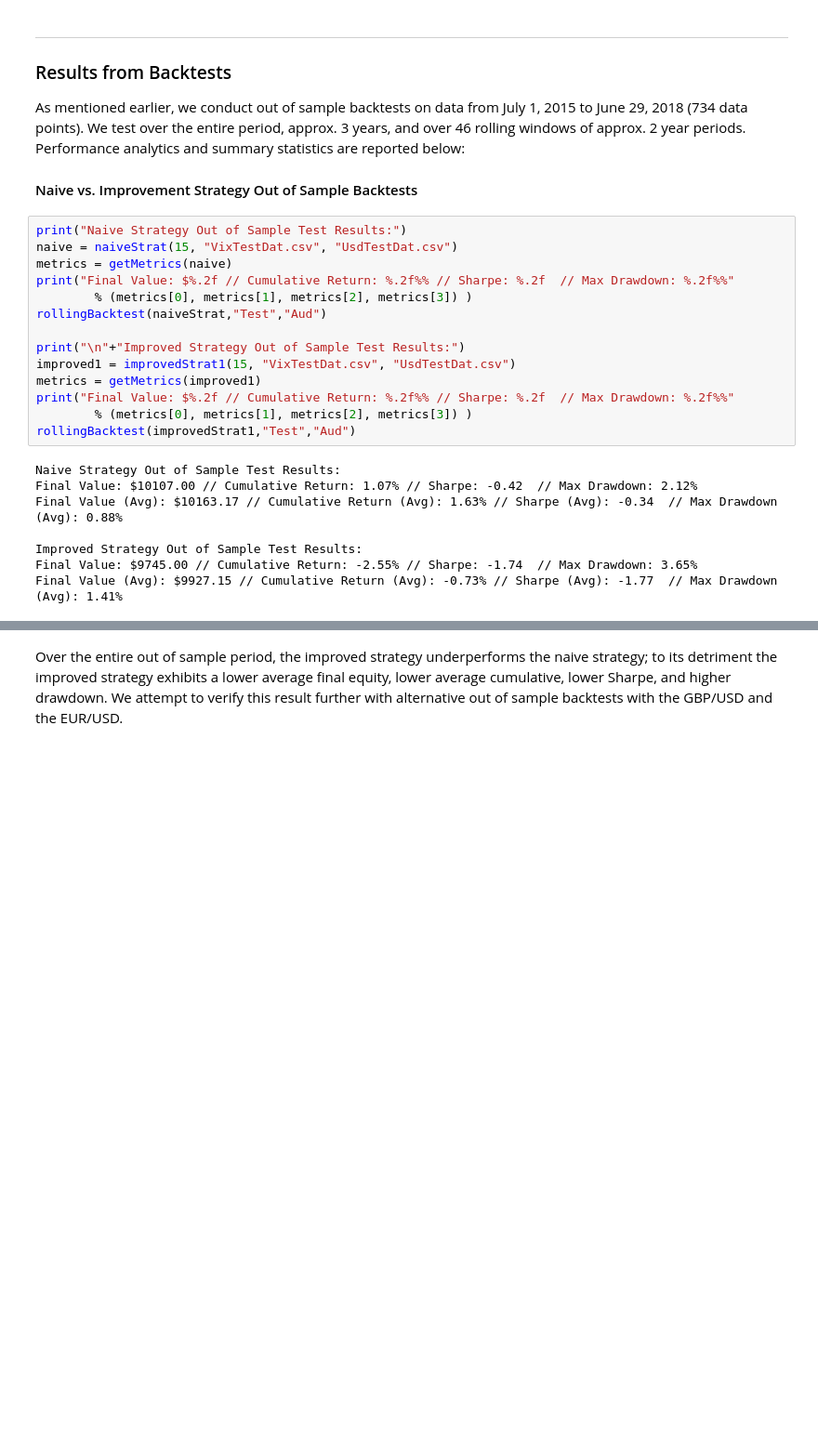
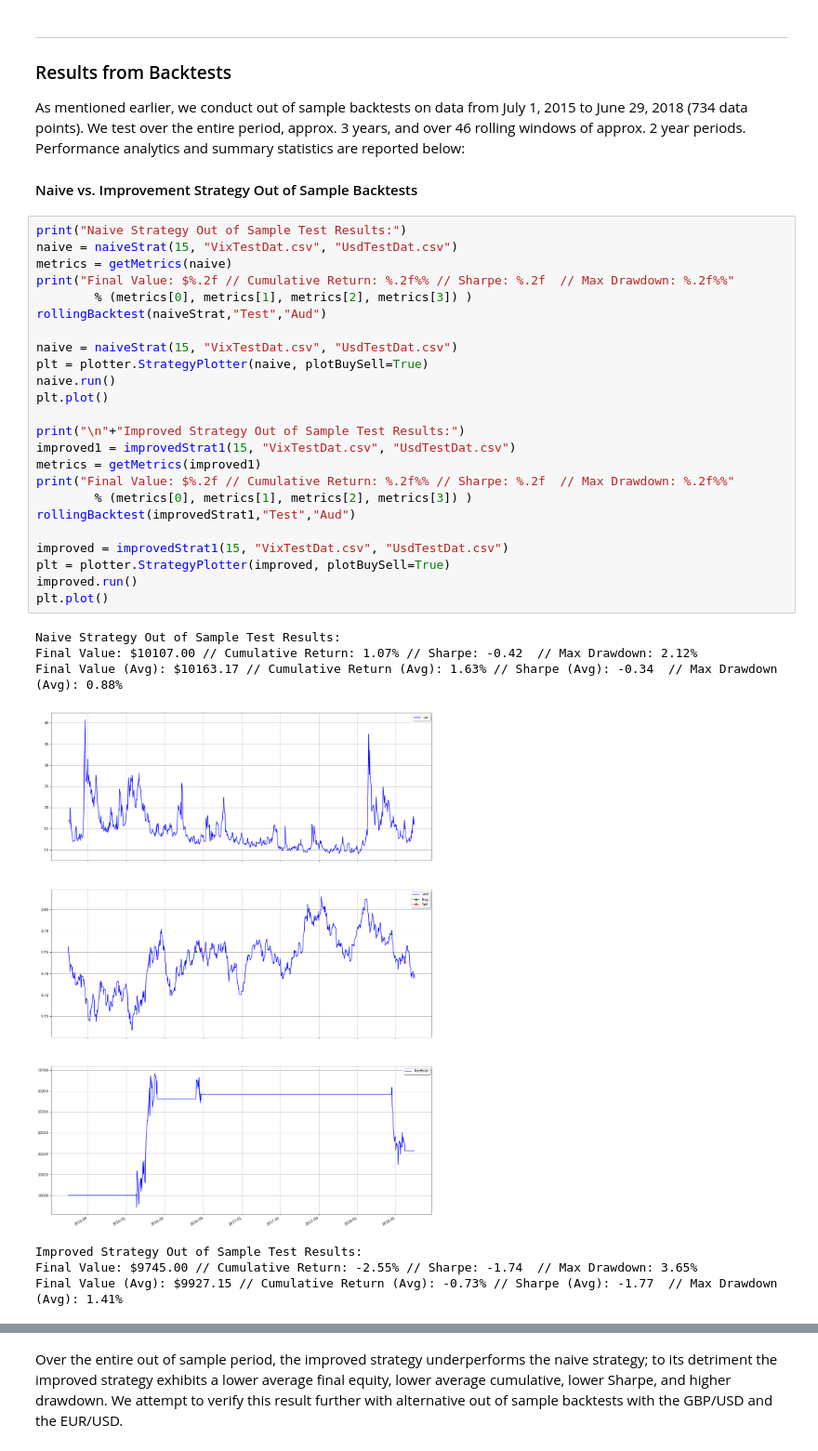
Before and after one commit to thomasrosal/QuProj, a Jupyter notebook: QuCap-Proj-NB.ipynb, the cells around one changed output, grey strips where cells are left out. Shown at 93% size. Cells and saved outputs as stored; diff of their text form; blank space fills up the shorter version.

```diff
--- a/QuCap-Proj-NB.ipynb
+++ b/QuCap-Proj-NB.ipynb
@@ -327,22 +328,32 @@ As mentioned earlier, we conduct out of sample backtests on data from July 1, 20
 # %%
 print("Naive Strategy Out of Sample Test Results:")
 naive = naiveStrat(15, "VixTestDat.csv", "UsdTestDat.csv")
 metrics = getMetrics(naive)
 print("Final Value: $%.2f // Cumulative Return: %.2f%% // Sharpe: %.2f  // Max Drawdown: %.2f%%"
         % (metrics[0], metrics[1], metrics[2], metrics[3]) )
 rollingBacktest(naiveStrat,"Test","Aud")
 
+naive = naiveStrat(15, "VixTestDat.csv", "UsdTestDat.csv")
+plt = plotter.StrategyPlotter(naive, plotBuySell=True)
+naive.run()
+plt.plot()
+
 print("\n"+"Improved Strategy Out of Sample Test Results:")
 improved1 = improvedStrat1(15, "VixTestDat.csv", "UsdTestDat.csv")
 metrics = getMetrics(improved1)
 print("Final Value: $%.2f // Cumulative Return: %.2f%% // Sharpe: %.2f  // Max Drawdown: %.2f%%"
         % (metrics[0], metrics[1], metrics[2], metrics[3]) )
 rollingBacktest(improvedStrat1,"Test","Aud")
+
+improved = improvedStrat1(15, "VixTestDat.csv", "UsdTestDat.csv")
+plt = plotter.StrategyPlotter(improved, plotBuySell=True)
+improved.run()
+plt.plot()
 # %% [output]
 Naive Strategy Out of Sample Test Results:
 Final Value: $10107.00 // Cumulative Return: 1.07% // Sharpe: -0.42  // Max Drawdown: 2.12%
 Final Value (Avg): $10163.17 // Cumulative Return (Avg): 1.63% // Sharpe (Avg): -0.34  // Max Drawdown (Avg): 0.88%
-
-Improved Strategy Out of Sample Test Results:
-Final Value: $9745.00 // Cumulative Return: -2.55% // Sharpe: -1.74  // Max Drawdown: 3.65%
-Final Value (Avg): $9927.15 // Cumulative Return (Avg): -0.73% // Sharpe (Avg): -1.77  // Max Drawdown (Avg): 1.41%
+[figure, added]
+Improved Strategy Out of Sample Test Results:
+Final Value: $9745.00 // Cumulative Return: -2.55% // Sharpe: -1.74  // Max Drawdown: 3.65%
+Final Value (Avg): $9927.15 // Cumulative Return (Avg): -0.73% // Sharpe (Avg): -1.77  // Max Drawdown (Avg): 1.41%
```
Also changed, not shown: parts of 8 cells of this notebook.
